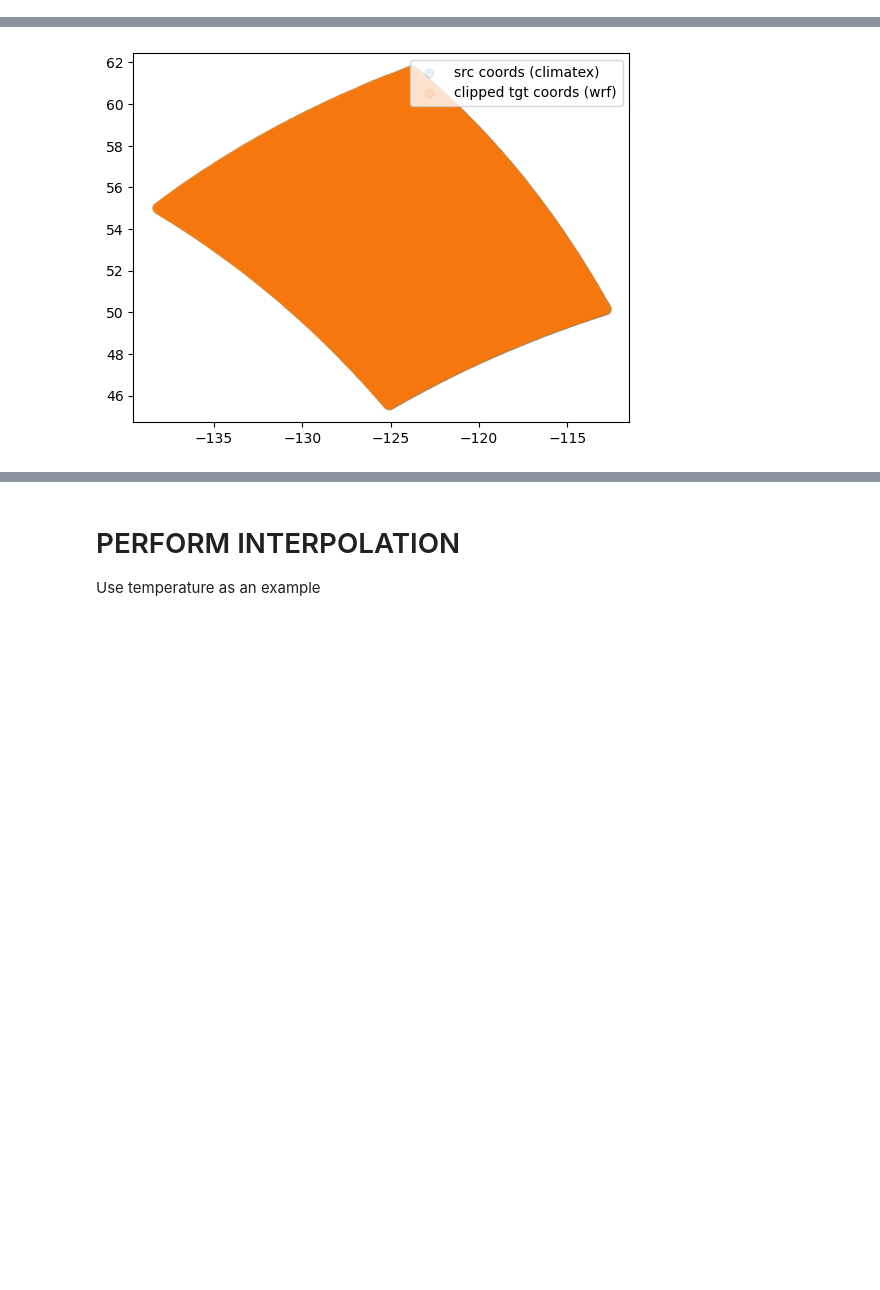
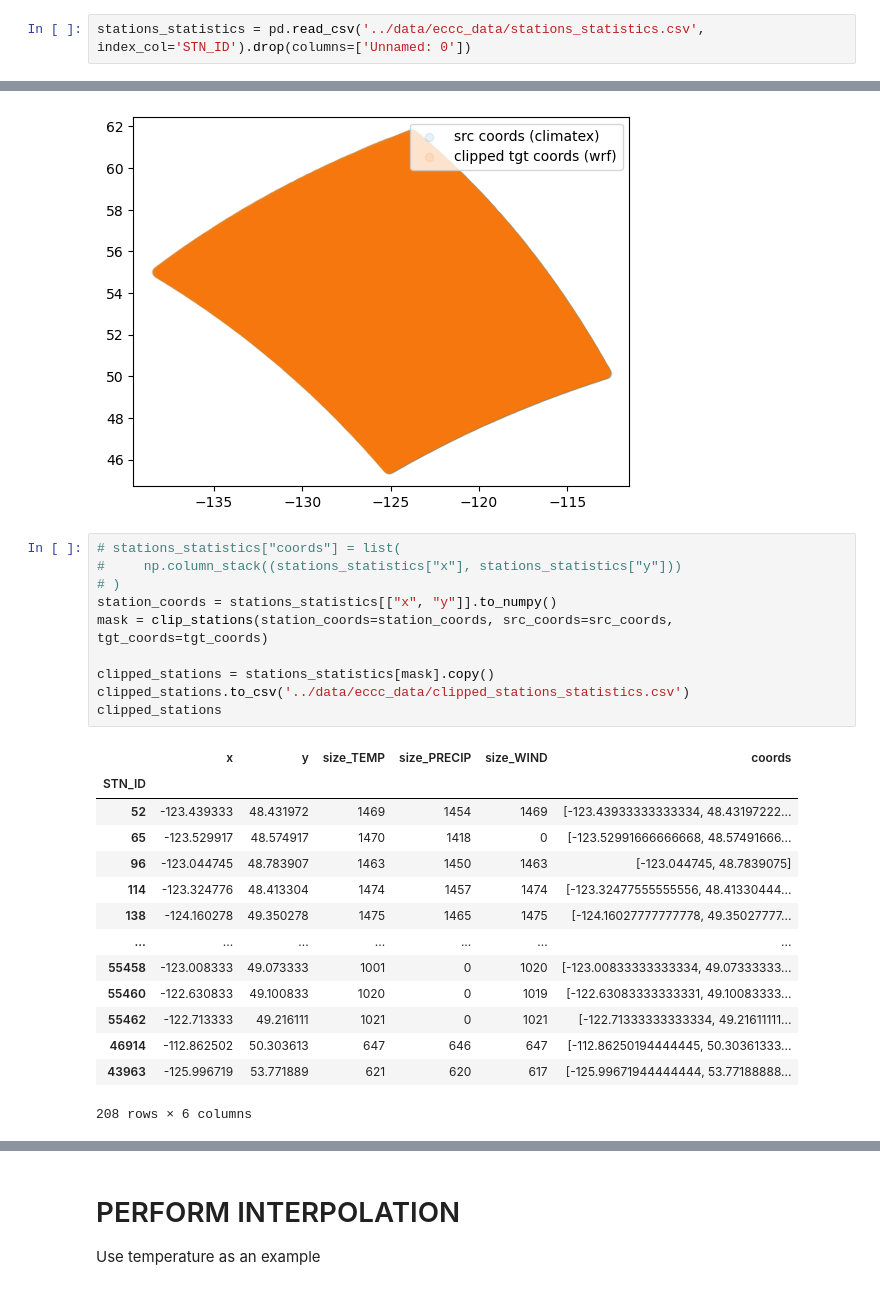
Before and after one commit to chjulie/wfrt_msc-thesis, a Jupyter notebook: sandbox/05-grid_interpolation.ipynb, the cells around one changed output, grey strips where cells are left out. Cells and saved outputs as stored; diff of their text form; blank space fills up the shorter version.

```diff
--- a/sandbox/05-grid_interpolation.ipynb
+++ b/sandbox/05-grid_interpolation.ipynb
@@ -159,3 +190,5 @@ plt.show()
+# %%
+stations_statistics = pd.read_csv('../data/eccc_data/stations_statistics.csv', index_col='STN_ID').drop(columns=['Unnamed: 0'])
 # %%
 # Compare coordinates systems, zoom in
 fig, ax = plt.subplots(figsize=(20,20), subplot_kw={'projection': projection})
@@ -328,3 +370,28 @@ clipped src:
  - max:  61.663685
  - shape:  (186435, 2)
 [figure]
+# %%
+# stations_statistics["coords"] = list(
+#     np.column_stack((stations_statistics["x"], stations_statistics["y"]))
+# )
+station_coords = stations_statistics[["x", "y"]].to_numpy()
+mask = clip_stations(station_coords=station_coords, src_coords=src_coords, tgt_coords=tgt_coords)
+
+clipped_stations = stations_statistics[mask].copy()
+clipped_stations.to_csv('../data/eccc_data/clipped_stations_statistics.csv')
+clipped_stations
+# %% [output]
+|  | x | y | size_TEMP | size_PRECIP | size_WIND | coords |
+| STN_ID |  |  |  |  |  |  |
+| 52 | -123.439333 | 48.431972 | 1469 | 1454 | 1469 | [-123.43933333333334, 48.43197222... |
+| 65 | -123.529917 | 48.574917 | 1470 | 1418 | 0 | [-123.52991666666668, 48.57491666... |
+| 96 | -123.044745 | 48.783907 | 1463 | 1450 | 1463 | [-123.044745, 48.7839075] |
+| 114 | -123.324776 | 48.413304 | 1474 | 1457 | 1474 | [-123.32477555555556, 48.41330444... |
+| 138 | -124.160278 | 49.350278 | 1475 | 1465 | 1475 | [-124.16027777777778, 49.35027777... |
+| ... | ... | ... | ... | ... | ... | ... |
+| 55458 | -123.008333 | 49.073333 | 1001 | 0 | 1020 | [-123.00833333333334, 49.07333333... |
+| 55460 | -122.630833 | 49.100833 | 1020 | 0 | 1019 | [-122.63083333333331, 49.10083333... |
+| 55462 | -122.713333 | 49.216111 | 1021 | 0 | 1021 | [-122.71333333333334, 49.21611111... |
+| 46914 | -112.862502 | 50.303613 | 647 | 646 | 647 | [-112.86250194444445, 50.30361333... |
+| 43963 | -125.996719 | 53.771889 | 621 | 620 | 617 | [-125.99671944444444, 53.77188888... |
+208 rows × 6 columns
```
Also changed, not shown: parts of 5 cells of this notebook, 2 other files.
